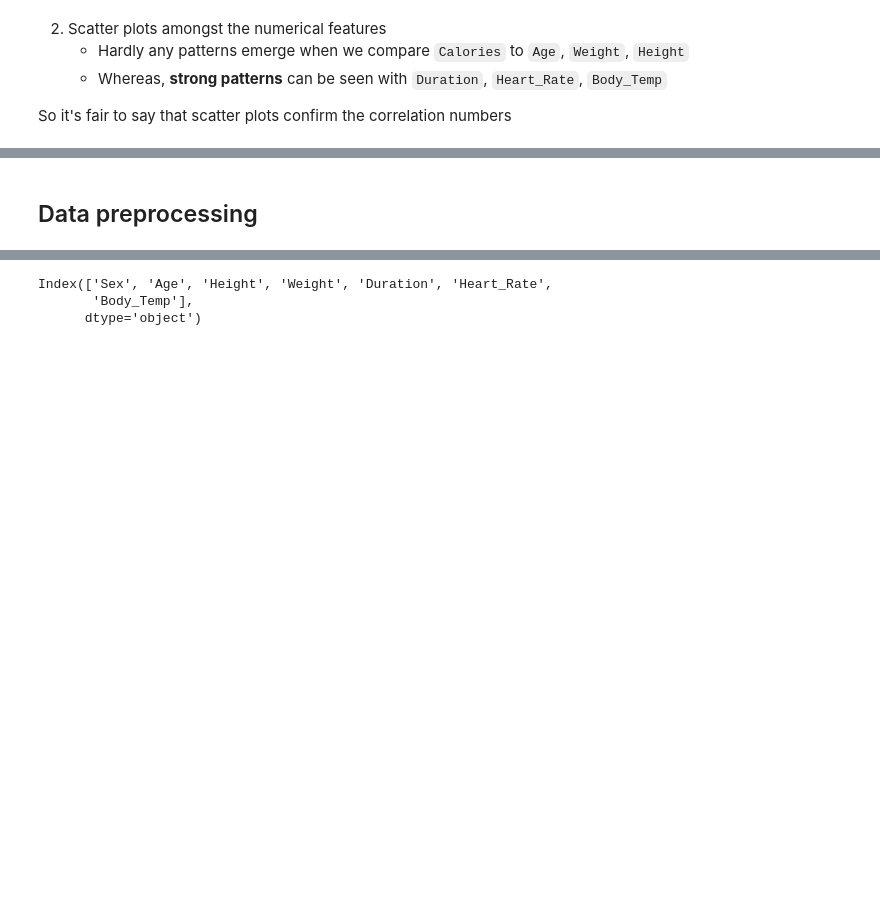
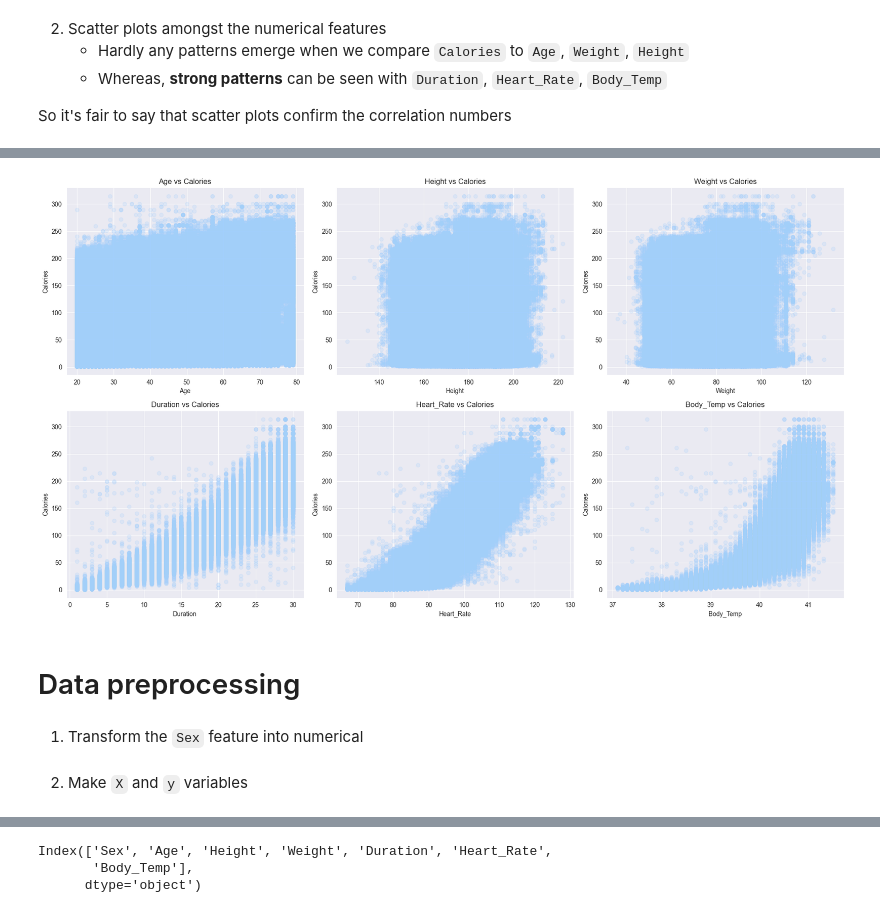
Before and after one commit to mriganktiwari/blogs, a Jupyter notebook: posts/eda-calories-prediction-data.ipynb, the cells around one changed output, grey strips where cells are left out. Saved outputs shown, nothing was run; the diff lists cells and outputs as text; code cells hidden in the pictures; blank space fills up the shorter version.

```diff
--- a/posts/eda-calories-prediction-data.ipynb
+++ b/posts/eda-calories-prediction-data.ipynb
@@ -257,8 +254,27 @@ for col in numerical_columns[:-1]:
+# %%
+fig, axes = plt.subplots(2, 3, figsize=(18, 10))
+axes = axes.ravel()  # Flatten the 2D array of axes for easy iteration
+
+target = 'Calories'
+for i, feature in enumerate(numerical_columns[:-1]):
+    axes[i].scatter(train_df[feature], train_df[target], alpha=0.2)
+    axes[i].set_xlabel(feature)
+    axes[i].set_ylabel(target)
+    axes[i].set_title(f'{feature} vs {target}')
+
+plt.tight_layout()
+plt.show()
+# %% [output]
+[figure, added]
 # %% [markdown]
-## Data preprocessing
+# Data preprocessing
+# %% [markdown]
+1. Transform the `Sex` feature into numerical
 # %%
 train_df['Sex'] = train_df['Sex'].map({'male':0, 'female':1})
 test_df['Sex'] = test_df['Sex'].map({'male':0, 'female':1})
+# %% [markdown]
+2. Make `X` and `y` variables
 # %%
 X = train_df.drop('Calories', axis=1)
 y = np.log1p(train_df['Calories'])
```
Also changed, not shown: parts of 9 cells of this notebook, 22 other files.
